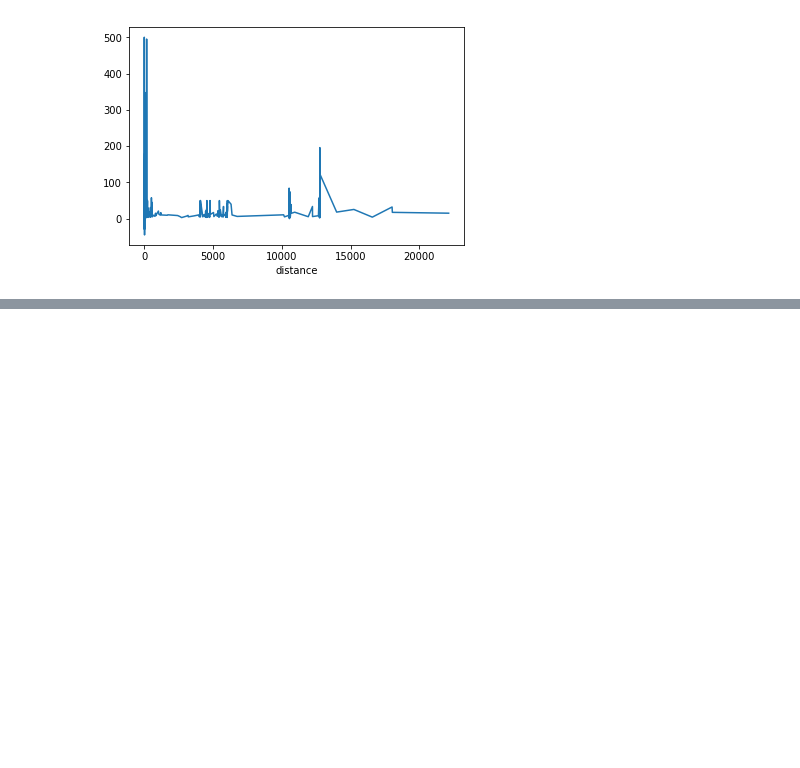
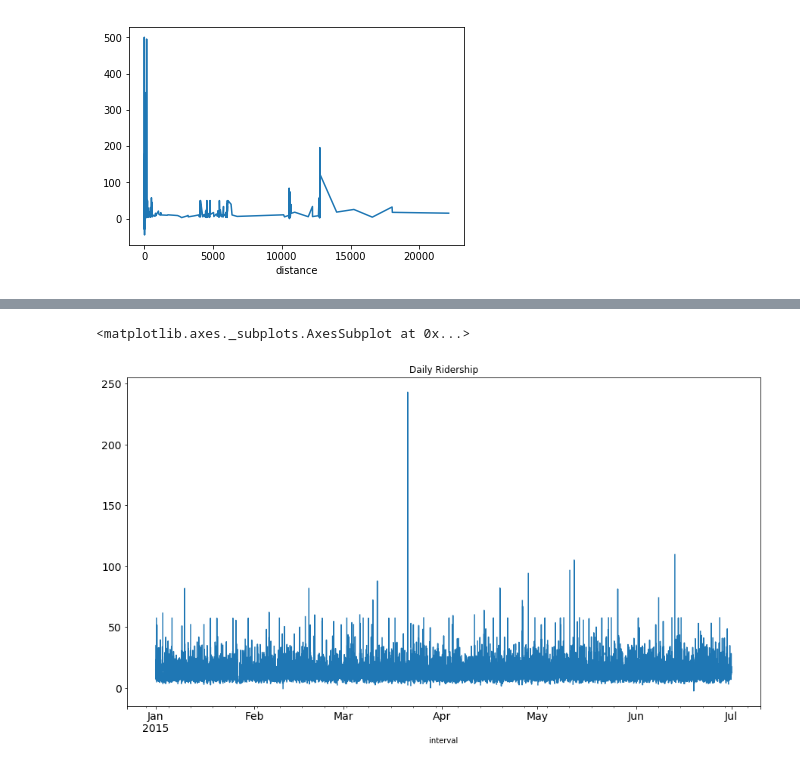
Before and after one commit to sreelakshminarayanan/nyctaxianalysis, a Jupyter notebook: taxiprediction.ipynb, the cells around one changed output, grey strips where cells are left out. Drawn from its saved outputs; the diff is of its cells as text; code cells hidden in the pictures; blank space fills up the shorter version.

```diff
--- a/taxiprediction.ipynb
+++ b/taxiprediction.ipynb
@@ -418,0 +544,2 @@ sn.heatmap(corrmat, vmax=0.8, square=True, annot=True)
+# %%
+test_df = df[(df['interval']>datetime.date(2015,1,1))]
@@ -418,0 +576,2 @@ sn.heatmap(corrmat, vmax=0.8, square=True, annot=True)
+# %%
+test_df.index = test_df.interval
@@ -418,0 +602,2 @@ sn.heatmap(corrmat, vmax=0.8, square=True, annot=True)
+# %%
+test_df = test_df.resample(rule='15T', closed='left', label='left', base=17).mean()
@@ -418,0 +609,5 @@ sn.heatmap(corrmat, vmax=0.8, square=True, annot=True)
+# %%
+test_df.fare_amount.plot(figsize=(15,8), title= 'Daily Ridership', fontsize=14)
+# %% [output]
+<matplotlib.axes._subplots.AxesSubplot at 0x...>
+[figure, added]
```
Also changed, not shown: parts of 46 cells of this notebook.
